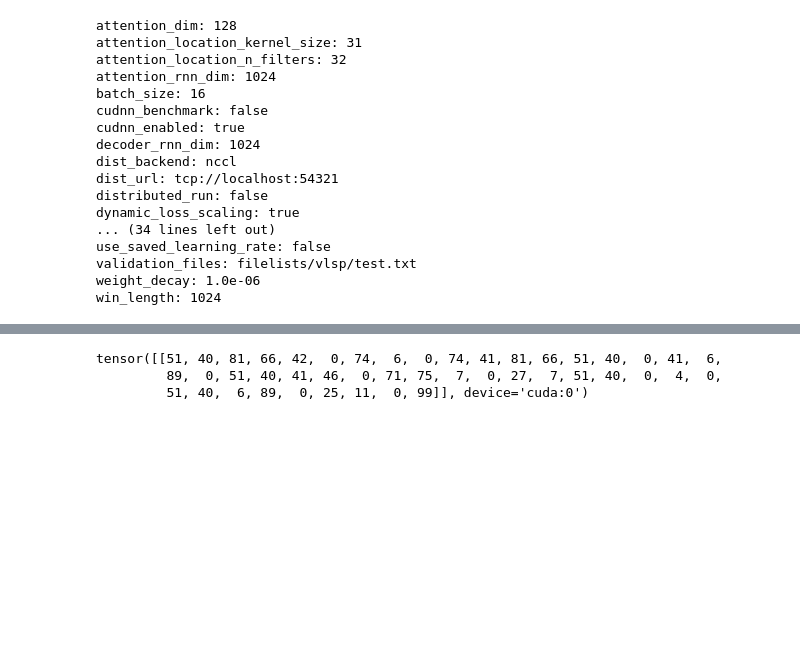
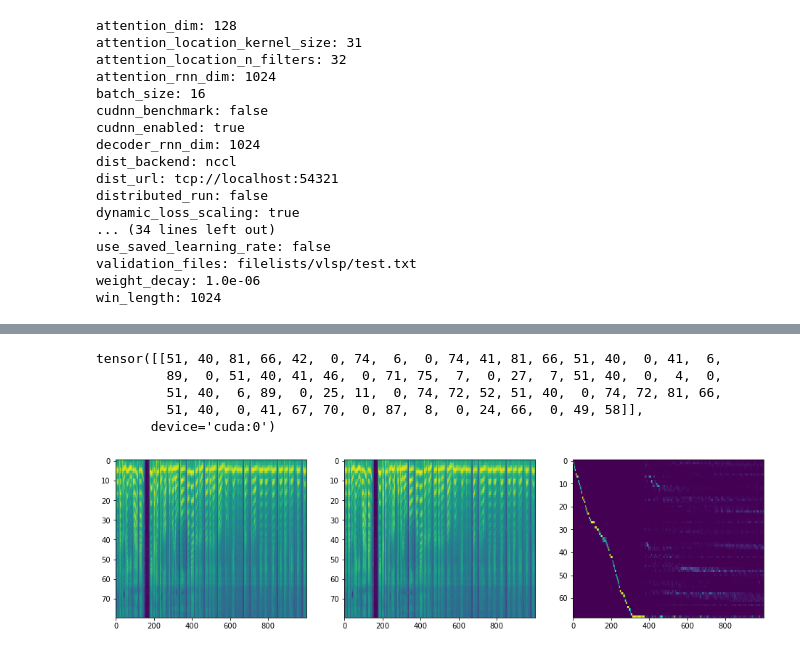
Before and after one commit to NgvTue/tacotron2, a Jupyter notebook: inference.ipynb, the cells around one changed output, grey strips where cells are left out. Drawn from its saved outputs; the diff is of its cells as text; code cells hidden in the pictures; blank space fills up the shorter version.

```diff
--- a/inference.ipynb
+++ b/inference.ipynb
@@ -17,7 +17,7 @@ from text import text_to_sequence
 def plot_data(data, figsize=(16, 4)):
     fig, axes = plt.subplots(1, len(data), figsize=figsize)
     for i in range(len(data)):
-        axes[i].imshow(data[i], aspect='auto', origin='bottom',
+        axes[i].imshow(data[i], aspect='auto',
                        interpolation='none')
 # %%
 hparams = create_hparams()
@@ -58,7 +58,7 @@ denoiser = Denoiser(waveglow)
 from data_utils import TextMelLoader, TextMelCollate
 trainset = TextMelLoader(hparams.training_files, hparams)
 # %%
-textx = "người ta thường hay nghĩ quá đáng * ngay cả"
+textx = "người ta thường hay nghĩ quá đáng * ngay cả trong trường hợp và bờ lô"
 # %%
 inputs=trainset.get_text(
     textx
@@ -73,8 +75,16 @@ sequence
 # %% [output]
 tensor([[51, 40, 81, 66, 42,  0, 74,  6,  0, 74, 41, 81, 66, 51, 40,  0, 41,  6,
          89,  0, 51, 40, 41, 46,  0, 71, 75,  7,  0, 27,  7, 51, 40,  0,  4,  0,
-         51, 40,  6, 89,  0, 25, 11,  0, 99]], device='cuda:0')
+         51, 40,  6, 89,  0, 25, 11,  0, 74, 72, 52, 51, 40,  0, 74, 72, 81, 66,
+         51, 40,  0, 41, 67, 70,  0, 87,  8,  0, 24, 66,  0, 49, 58]],
+       device='cuda:0')
 # %%
 # mel_outputs, mel_outputs_postnet, _, alignments
 # %%
 # trainset.text_embedding.symbol2numeric_dict
+# %%
+plot_data((mel_outputs.float().data.cpu().numpy()[0],
+           mel_outputs_postnet.float().data.cpu().numpy()[0],
+           alignments.float().data.cpu().numpy()[0].T))
+# %% [output]
+[figure, added]
```
Also changed, not shown: parts of 9 cells of this notebook.
